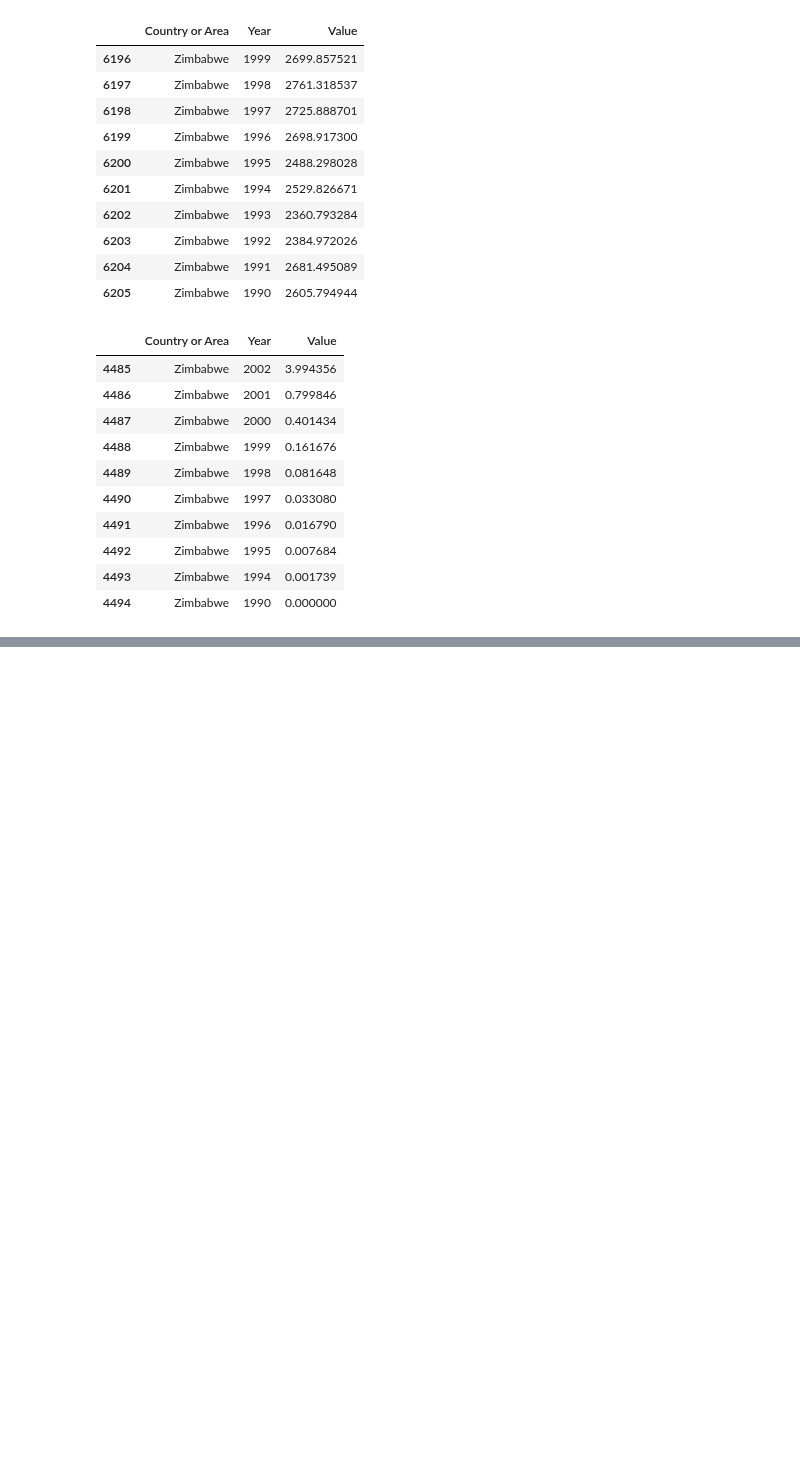
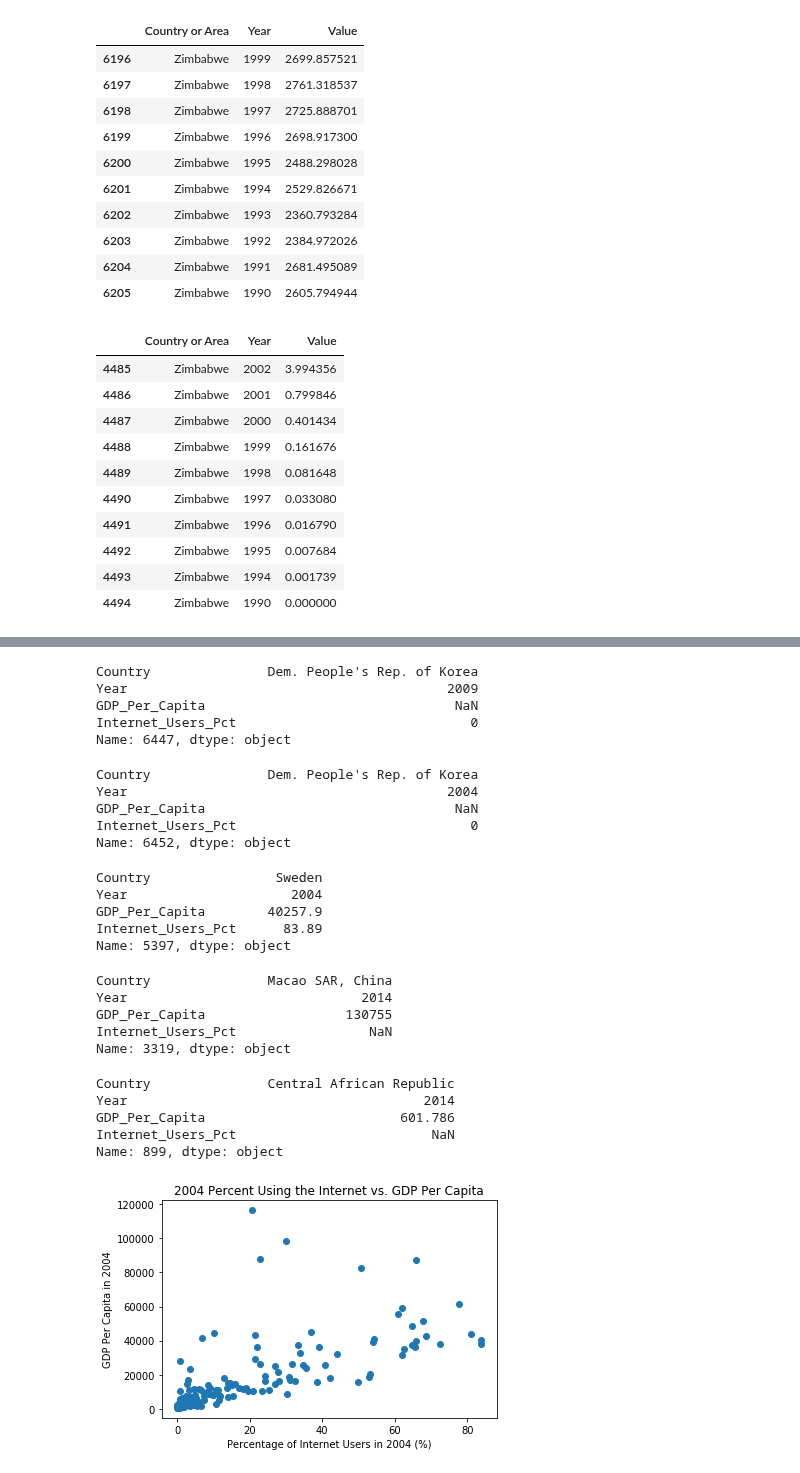
Before and after one commit to unewsome/data-question-1-unewsome, a Jupyter notebook: DQ1-UN.ipynb, the cells around one changed output, grey strips where cells are left out. Saved outputs shown, nothing was run; the diff lists cells and outputs as text; code cells hidden in the pictures; blank space fills up the shorter version.

```diff
--- a/DQ1-UN.ipynb
+++ b/DQ1-UN.ipynb
@@ -94,0 +100,3 @@ gdp_df.join.__doc__
+# %%
+gdp_and_internet_use=pd.merge(gdp_df, internet_df, on = ['Country', 'Year'], how = 'outer')
+gdp_and_internet_use.head()
@@ -94,0 +119,4 @@ gdp_df.join.__doc__
+# %%
+years = [2004, 2009, 2014]
+gdp_and_internet_use_years = gdp_and_internet_use[gdp_and_internet_use.Year.isin(years)]
+gdp_and_internet_use_years.head()
@@ -94,0 +130,4 @@ gdp_df.join.__doc__
+# %%
+year_2004 = [2004]
+gdp_and_internet_use_2004 = gdp_and_internet_use_years[gdp_and_internet_use_years.Year == 2004]
+gdp_and_internet_use_2004.head()
@@ -94,0 +187,53 @@ gdp_df.join.__doc__
+# %%
+gdp_and_internet_use_2009.loc[gdp_and_internet_use_2009['Internet_Users_Pct'].idxmin()]
+# %% [output]
+Country               Dem. People's Rep. of Korea
+Year                                         2009
+GDP_Per_Capita                                NaN
+Internet_Users_Pct                              0
+Name: 6447, dtype: object
+# %%
+gdp_and_internet_use_2004.loc[gdp_and_internet_use_2004['Internet_Users_Pct'].idxmin()]
+# %% [output]
+Country               Dem. People's Rep. of Korea
+Year                                         2004
+GDP_Per_Capita                                NaN
+Internet_Users_Pct                              0
+Name: 6452, dtype: object
+# %%
+gdp_and_internet_use_2004.loc[gdp_and_internet_use_2004['Internet_Users_Pct'].idxmax()]
+# %% [output]
+Country                Sweden
+Year                     2004
+GDP_Per_Capita        40257.9
+Internet_Users_Pct      83.89
+Name: 5397, dtype: object
+# %%
+gdp_and_internet_use_2014.loc[gdp_and_internet_use_2014['GDP_Per_Capita'].idxmax()]
+# %% [output]
+Country               Macao SAR, China
+Year                              2014
+GDP_Per_Capita                  130755
+Internet_Users_Pct                 NaN
+Name: 3319, dtype: object
+# %%
+gdp_and_internet_use_2014.loc[gdp_and_internet_use_2014['GDP_Per_Capita'].idxmin()]
+# %% [output]
+Country               Central African Republic
+Year                                      2014
+GDP_Per_Capita                         601.786
+Internet_Users_Pct                         NaN
+Name: 899, dtype: object
+# %%
+x_2004 = gdp_and_internet_use_2004['Internet_Users_Pct']
+y_2004 = gdp_and_internet_use_2004['GDP_Per_Capita']
+plt.scatter(x_2004,y_2004)
+xlab = 'Percentage of Internet Users in 2004 (%)'
+ylab = 'GDP Per Capita in 2004'
+title = '2004 Percent Using the Internet vs. GDP Per Capita'
+plt.xlabel(xlab)
+plt.ylabel(ylab)
+plt.title(title)
+plt.show()
+# %% [output]
+[figure, added]
```
Also changed, not shown: parts of 21 cells of this notebook.
